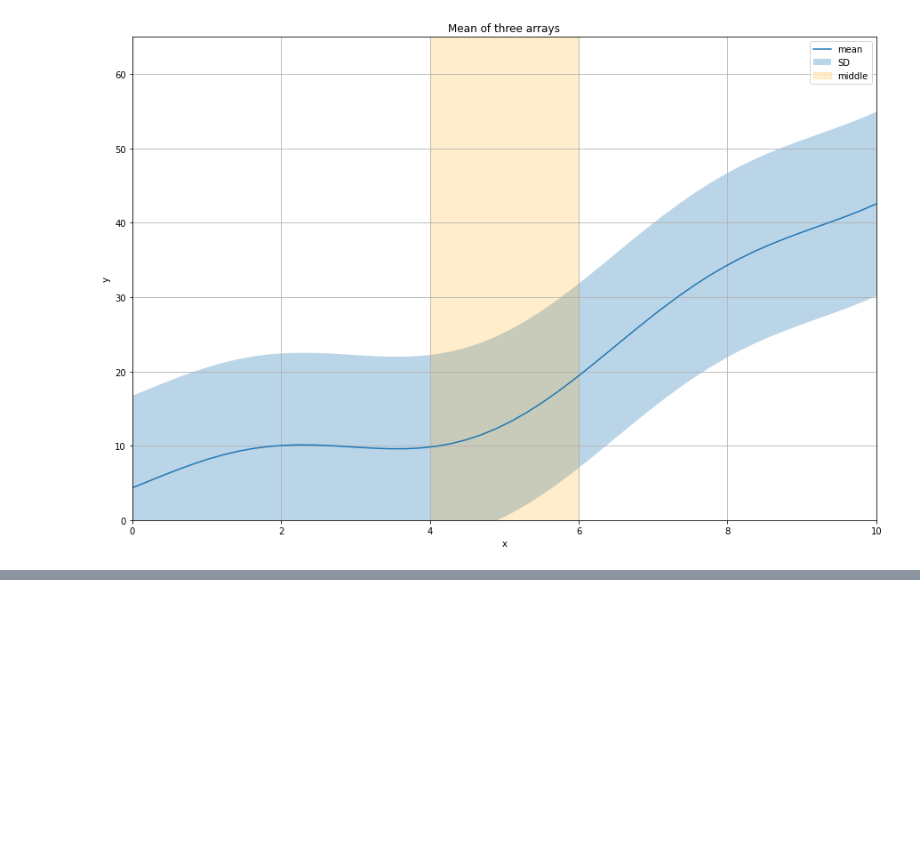
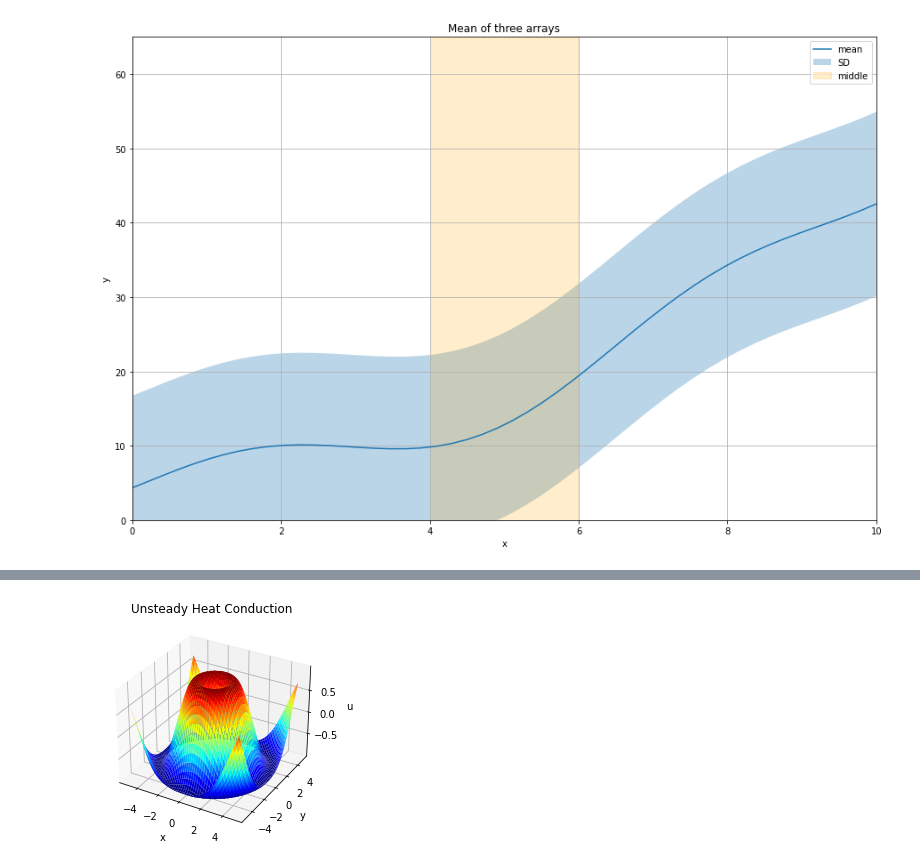
Before and after one commit to CuriousBias/notes, a Jupyter notebook: python_notes/modules/matplotlib.ipynb, the cells around one changed output, grey strips where cells are left out. Drawn from its saved outputs; the diff is of its cells as text; code cells hidden in the pictures; blank space fills up the shorter version.

```diff
--- a/python_notes/modules/matplotlib.ipynb
+++ b/python_notes/modules/matplotlib.ipynb
@@ -89,30 +123,11 @@ contour = ax.contour(x,y,z)  # contour NOT contourf
-# %%
-# more advanced plotting code example
-plt.figure(1)
-plt.subplot(312) # 1st number is rows, 2nd is columns, third is position.
-plt.plot(x, z, x,prob2parallelrad2, x, prob2parallelrad4)
-plt.axis([0, 1, 0, 10]) # set axis. note: lack of indent to match line above results in just one plot.
-plt.xlabel('x')
-plt.ylabel('Pi')
-plt.title('Parallel smoothing functions')
-plt.legend(['w','rad = 2 %3.4f seconds' % (parallel2time), 'rad = 4 %3.4f seconds' % (parallel4time)],loc=1)
-
-# for plotting multiple values without saving to arrays
-for i in range(Nc):
-    y = fwd_euler_parallel(t,y,w,h)
-    residual_c[i,:] = y[:, Nt-1, 1] - c[i]*y[:, Nt-1, 0]
-    plt.plot(w, residual_c[i,:], label=str(i))
-    plt.legend()
-plt.xlabel('w [0,10]')
-plt.ylabel("y'(pi) - c*y(pi)")
-plt.title('Eigenvalues')
-plt.show()
-
-fig = plt.figure()
-ax = plt.axes(projection='3d')
-ax.plot_surface(x,y,out, cmap=plt.cm.jet)
-ax.set_xlabel('x')
-ax.set_ylabel('y')
-ax.set_zlabel('u')
-ax.set_title('Unsteady Heat Conduction')
-plt.show()
+# %%
+fig = plt.figure()
+ax = plt.axes(projection='3d')
+ax.plot_surface(x,y,z, cmap=plt.cm.jet)
+ax.set_xlabel('x')
+ax.set_ylabel('y')
+ax.set_zlabel('u')
+ax.set_title('Unsteady Heat Conduction')
+plt.show()
+# %% [output]
+[figure, added]
```
Also changed, not shown: parts of 5 cells of this notebook.
